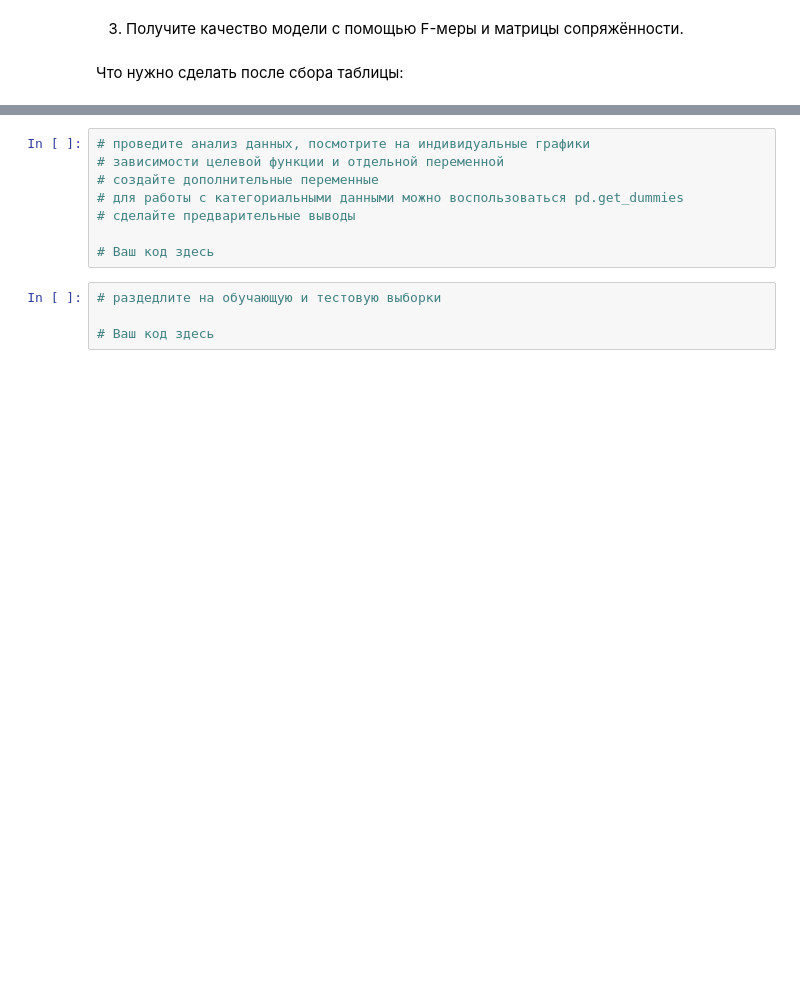
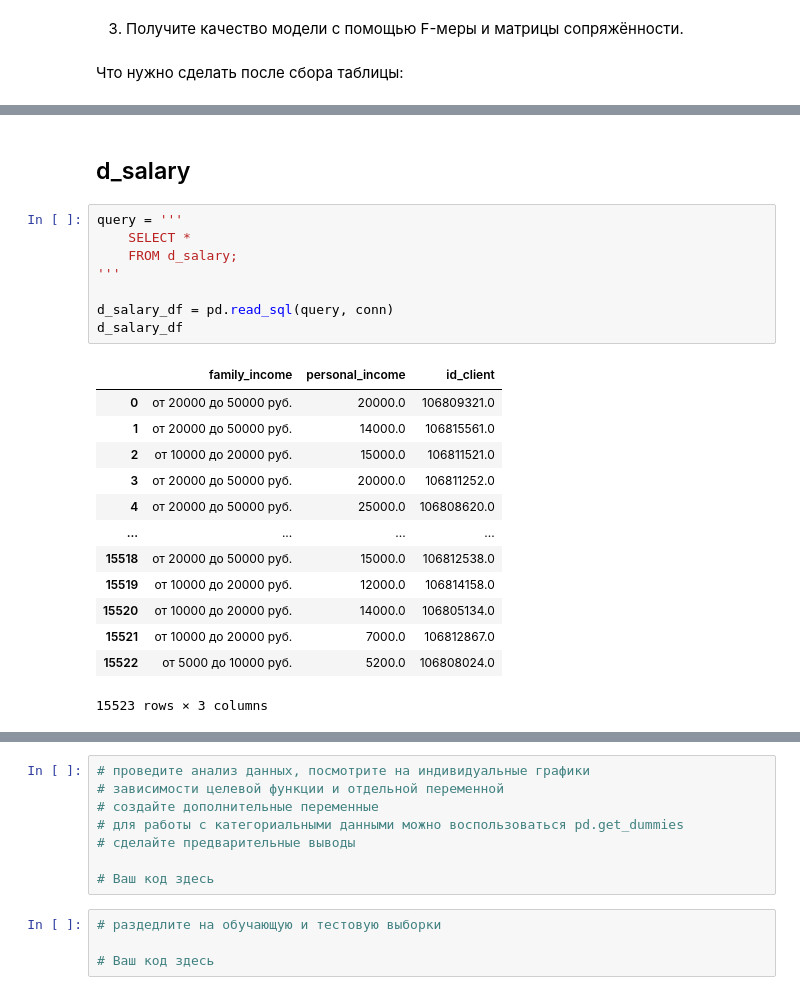
Before and after one commit to anastasiaspakovskaa/ml_course, a Jupyter notebook: knn/homework. Метод ближайших соседей.ipynb, the cells around one changed output, grey strips where cells are left out. Cells and saved outputs as stored; diff of their text form; blank space fills up the shorter version.

```diff
--- a/knn/homework. Метод ближайших соседей.ipynb
+++ b/knn/homework. Метод ближайших соседей.ipynb
@@ -185,0 +264,24 @@ d_agreement_df
+# %% [markdown]
+## d_salary
+# %%
+query = '''
+    SELECT *
+    FROM d_salary;
+'''
+
+d_salary_df = pd.read_sql(query, conn)
+d_salary_df
+# %% [output]
+|  | family_income | personal_income | id_client |
+| 0 | от 20000 до 50000 руб. | 20000.0 | 106809321.0 |
+| 1 | от 20000 до 50000 руб. | 14000.0 | 106815561.0 |
+| 2 | от 10000 до 20000 руб. | 15000.0 | 106811521.0 |
+| 3 | от 20000 до 50000 руб. | 20000.0 | 106811252.0 |
+| 4 | от 20000 до 50000 руб. | 25000.0 | 106808620.0 |
+| ... | ... | ... | ... |
+| 15518 | от 20000 до 50000 руб. | 15000.0 | 106812538.0 |
+| 15519 | от 10000 до 20000 руб. | 12000.0 | 106814158.0 |
+| 15520 | от 10000 до 20000 руб. | 14000.0 | 106805134.0 |
+| 15521 | от 10000 до 20000 руб. | 7000.0 | 106812867.0 |
+| 15522 | от 5000 до 10000 руб. | 5200.0 | 106808024.0 |
+15523 rows × 3 columns
```
Also changed, not shown: parts of 39 cells of this notebook, 2 other files.
